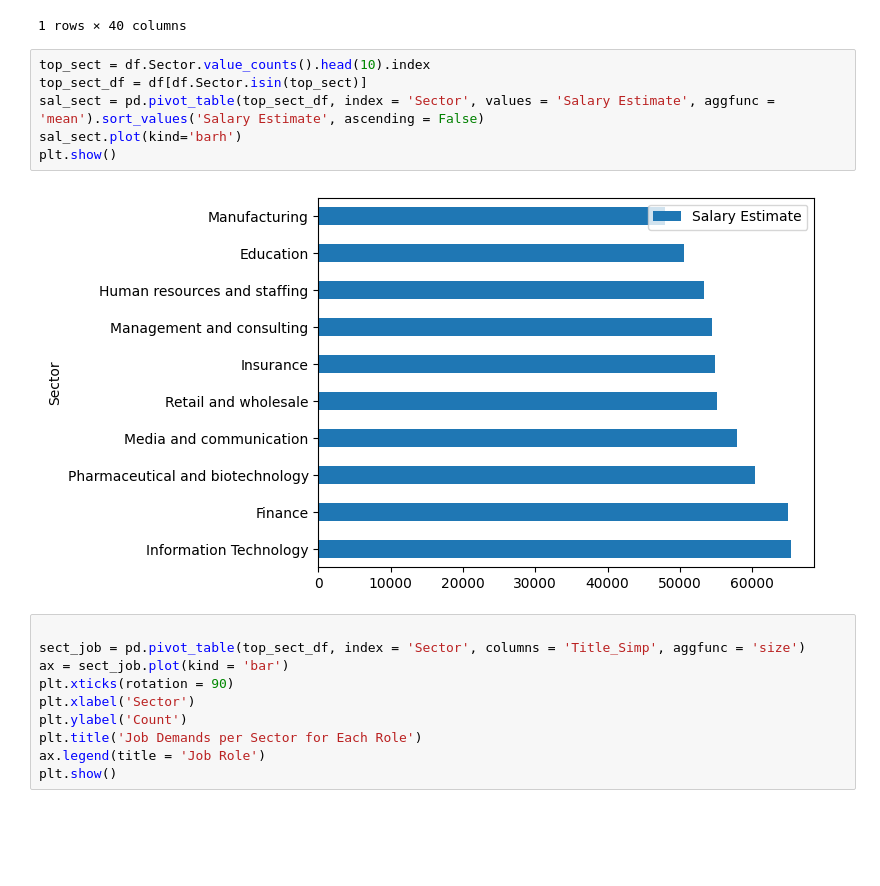
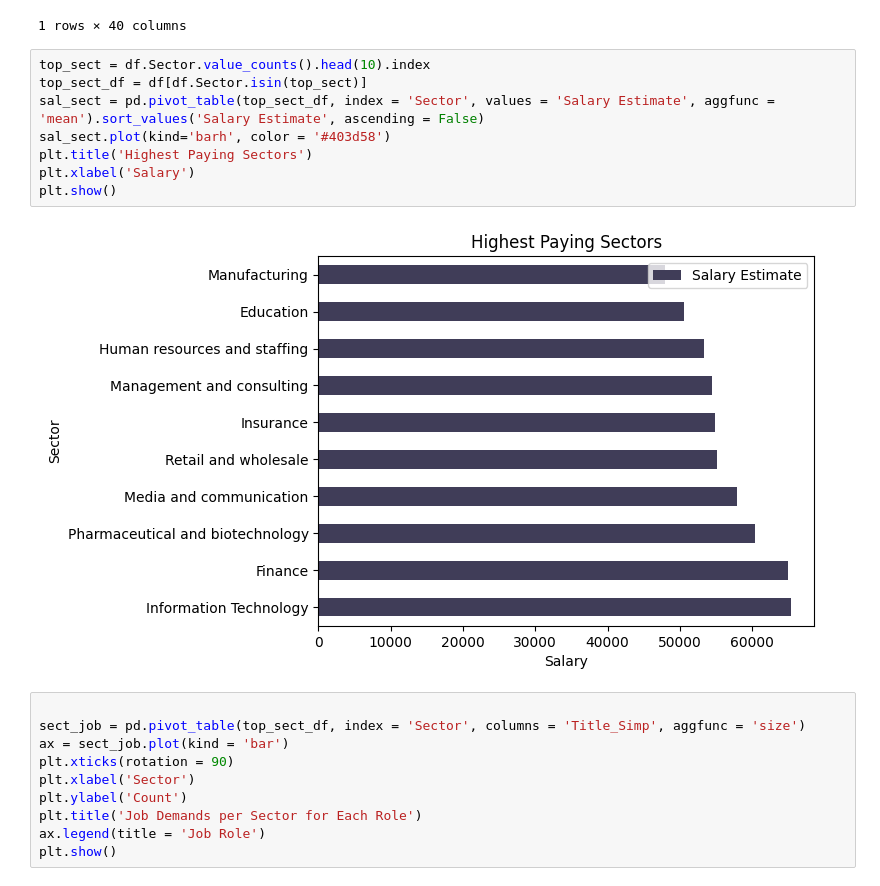
Before and after one commit to ArjunxyzSatish/Job-Analysis-Data-Science-Project-, a Jupyter notebook: EDA.ipynb, the cells around one changed output. Cells and saved outputs as stored; diff of their text form; blank space fills up the shorter version.

```diff
--- a/EDA.ipynb
+++ b/EDA.ipynb
@@ -202,11 +202,13 @@ df.query('Title_Simp == "Manager" and Seniority == "junior" and Title_Simp.notna
 # %%
 top_sect = df.Sector.value_counts().head(10).index
 top_sect_df = df[df.Sector.isin(top_sect)]
 sal_sect = pd.pivot_table(top_sect_df, index = 'Sector', values = 'Salary Estimate', aggfunc = 'mean').sort_values('Salary Estimate', ascending = False)
-sal_sect.plot(kind='barh')
+sal_sect.plot(kind='barh', color = '#403d58')
+plt.title('Highest Paying Sectors')
+plt.xlabel('Salary')
 plt.show()
 # %% [output]
-[figure, old version]
+[figure, new version]
 # %%
 
 sect_job = pd.pivot_table(top_sect_df, index = 'Sector', columns = 'Title_Simp', aggfunc = 'size')
```
Also changed, not shown: parts of 3 cells of this notebook, 9 other files.
